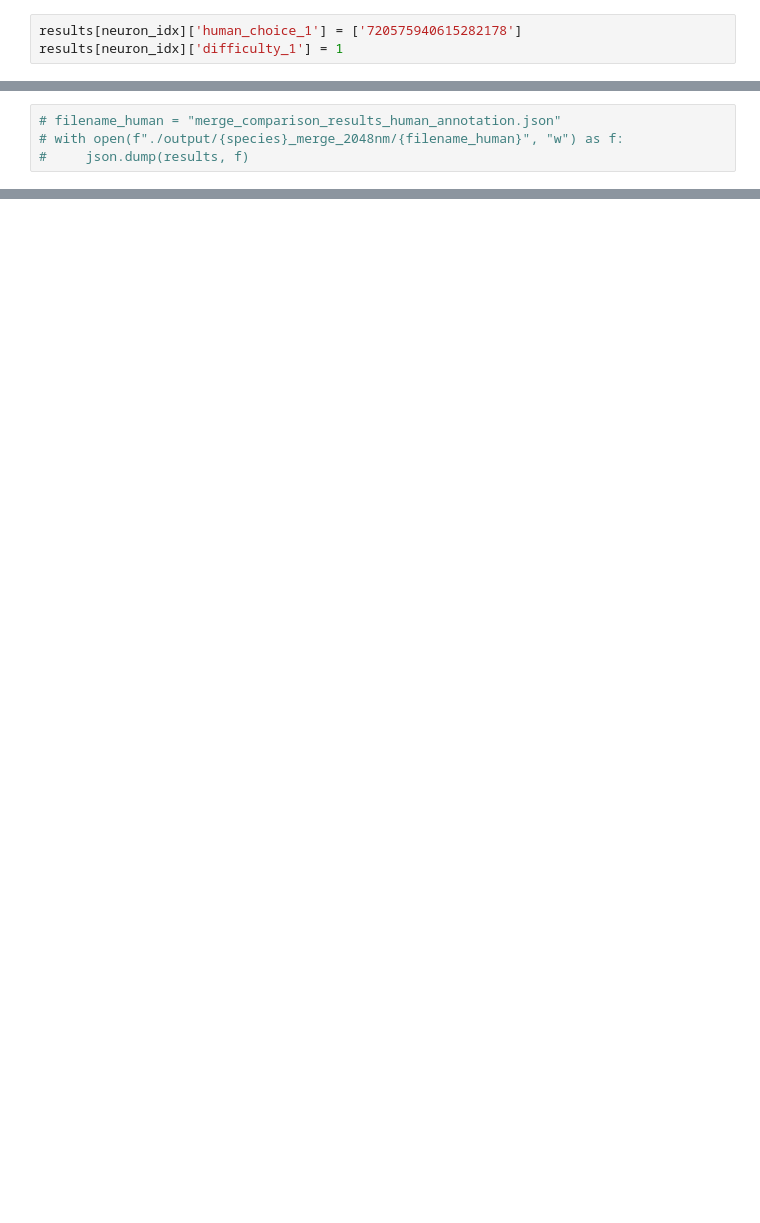
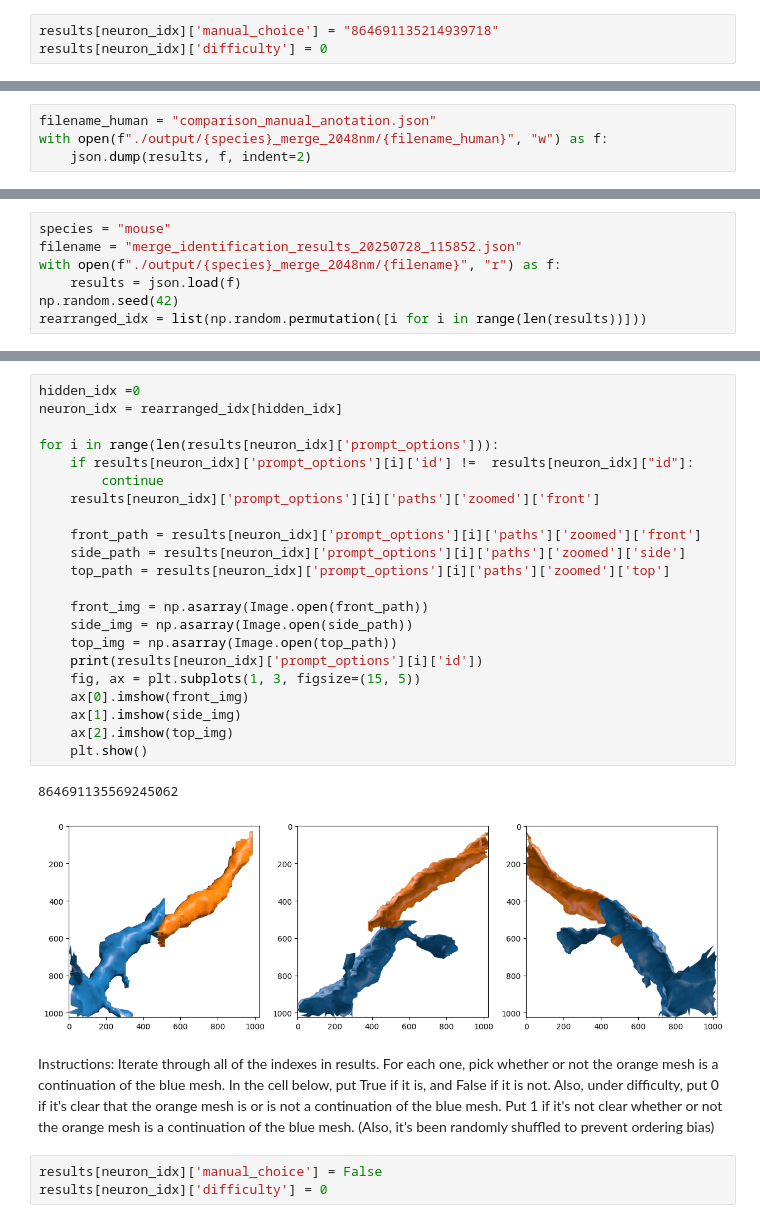
Before and after one commit to jffbrwn2/ConnectomeBench, a Jupyter notebook: scripts/split_error_annotation.ipynb, the cells around one changed output, grey strips where cells are left out. Saved outputs shown, nothing was run; the diff lists cells and outputs as text; blank space fills up the shorter version.

```diff
--- a/scripts/split_error_annotation.ipynb
+++ b/scripts/split_error_annotation.ipynb
@@ -63,3 +51,3 @@ IndexError: list index out of range
 # %%
-results[neuron_idx]['human_choice_1'] = ['720575940615282178']
-results[neuron_idx]['difficulty_1'] = 1
+results[neuron_idx]['manual_choice'] = "864691135214939718"
+results[neuron_idx]['difficulty'] = 0
@@ -86,4 +54,4 @@ results[neuron_idx]
 # %%
-# filename_human = "merge_comparison_results_human_annotation.json"
-# with open(f"./output/{species}_merge_2048nm/{filename_human}", "w") as f:
-#     json.dump(results, f)
+filename_human = "comparison_manual_anotation.json"
+with open(f"./output/{species}_merge_2048nm/{filename_human}", "w") as f:
+    json.dump(results, f, indent=2)
@@ -89,0 +60,7 @@ results[neuron_idx]
+# %%
+species = "mouse"
+filename = "merge_identification_results_20250728_115852.json"
+with open(f"./output/{species}_merge_2048nm/{filename}", "r") as f:
+    results = json.load(f)
+np.random.seed(42)
+rearranged_idx = list(np.random.permutation([i for i in range(len(results))]))
@@ -89,0 +71,30 @@ results[neuron_idx]
+# %%
+hidden_idx =0
+neuron_idx = rearranged_idx[hidden_idx]
+
+for i in range(len(results[neuron_idx]['prompt_options'])):
+    if results[neuron_idx]['prompt_options'][i]['id'] !=  results[neuron_idx]["id"]:
+        continue
+    results[neuron_idx]['prompt_options'][i]['paths']['zoomed']['front']
+
+    front_path = results[neuron_idx]['prompt_options'][i]['paths']['zoomed']['front']
+    side_path = results[neuron_idx]['prompt_options'][i]['paths']['zoomed']['side']
+    top_path = results[neuron_idx]['prompt_options'][i]['paths']['zoomed']['top']
+
+    front_img = np.asarray(Image.open(front_path))
+    side_img = np.asarray(Image.open(side_path))
+    top_img = np.asarray(Image.open(top_path))
+    print(results[neuron_idx]['prompt_options'][i]['id'])
+    fig, ax = plt.subplots(1, 3, figsize=(15, 5))
+    ax[0].imshow(front_img)
+    ax[1].imshow(side_img)
+    ax[2].imshow(top_img)
+    plt.show()
+# %% [output]
+864691135569245062
+[figure, added]
+# %% [markdown]
+Instructions: Iterate through all of the indexes in results. For each one, pick whether or not the orange mesh is a continuation of the blue mesh. In the cell below, put True if it is, and False if it is not. Also, under difficulty, put 0 if it's clear that the orange mesh is or is not a continuation of the blue mesh. Put 1 if it's not clear whether or not the orange mesh is a continuation of the blue mesh. (Also, it's been randomly shuffled to prevent ordering bias)
+# %%
+results[neuron_idx]['manual_choice'] = False
+results[neuron_idx]['difficulty'] = 0
```
Also changed, not shown: parts of 27 cells of this notebook, 2 other files.
